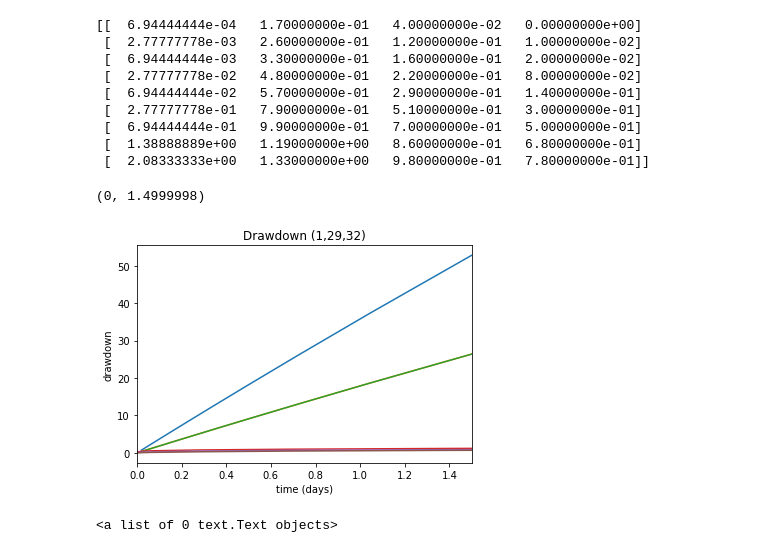
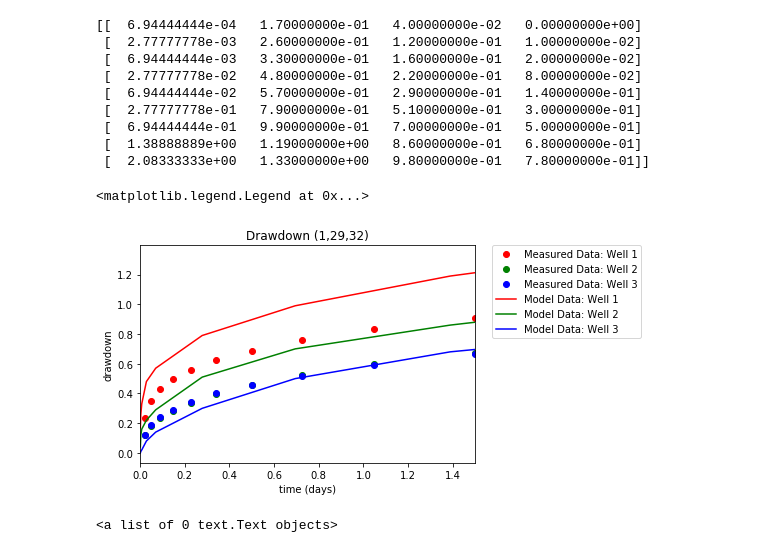
Before and after one commit to jordw22/modflow_epa, a Jupyter notebook: Notebooks/Problem 19 - Application of a Groundwater Flow Model to a Water Supply Problem.ipynb, the cells around one changed output. Cells and saved outputs as stored; diff of their text form; code cells hidden in the pictures.

```diff
--- a/Notebooks/Problem 19 - Application of a Groundwater Flow Model to a Water Supply Problem.ipynb
+++ b/Notebooks/Problem 19 - Application of a Groundwater Flow Model to a Water Supply Problem.ipynb
@@ -301,18 +336,24 @@ print(well_data2)
 # %%
 # Plot the drawdown versus time
 plt.subplot(1, 1, 1)
 ttl = 'Drawdown ({0},{1},{2})'.format(idx[0] + 1, idx[1] + 1, idx[2] + 1) #we are adding 1 to each part of idx to that it prints out the real values and not the code values
 plt.title(ttl) #prints/plots title
 plt.xlabel('time (days)') #labels the x-axis
 plt.ylabel('drawdown') #labels the y-axis
 #here we do "0-ts..." in order to show the drawdown of
-plt.plot(ts[:, 0], 0-ts[:, 1:]) #(x, y, color/type of line)
-plt.plot(well_data2[:, 0], well_data2[:, 1:])
+
+plt.plot(ts[:, 0], 0-ts[:, 1], 'ro', label='Measured Data: Well 1') #well 1 measured data
+plt.plot(ts[:, 0], 0-ts[:, 2], 'go', label='Measured Data: Well 2') #well 2 measured data
+plt.plot(ts[:, 0], 0-ts[:, 3], 'bo', label='Measured Data: Well 3') #well 3 measured data
+plt.plot(well_data2[:, 0], well_data2[:, 1], 'r-', label='Model Data: Well 1') #well 1 model data
+plt.plot(well_data2[:, 0], well_data2[:, 2], 'g-', label='Model Data: Well 2') #well 2 model data
+plt.plot(well_data2[:, 0], well_data2[:, 3], 'b-', label='Model Data: Well 3') #well 3 model data
 plt.xlim(0, ts[:, 0].max())
+plt.legend(bbox_to_anchor=(1.05, 1), loc=2, borderaxespad=0.) #puts the legend to the right of the plot
 #plt.ylim(0, (0-ts[:, 1:]).max())
 # %% [output]
-(0, 1.4999998)
+<matplotlib.legend.Legend at 0x...>
-[figure, old version]
+[figure, new version]
 # %%
 fig = plt.figure(figsize=(10, 10))
 ax = fig.add_subplot(1, 1, 1, aspect='equal')
```
Also changed, not shown: parts of 10 cells of this notebook.
